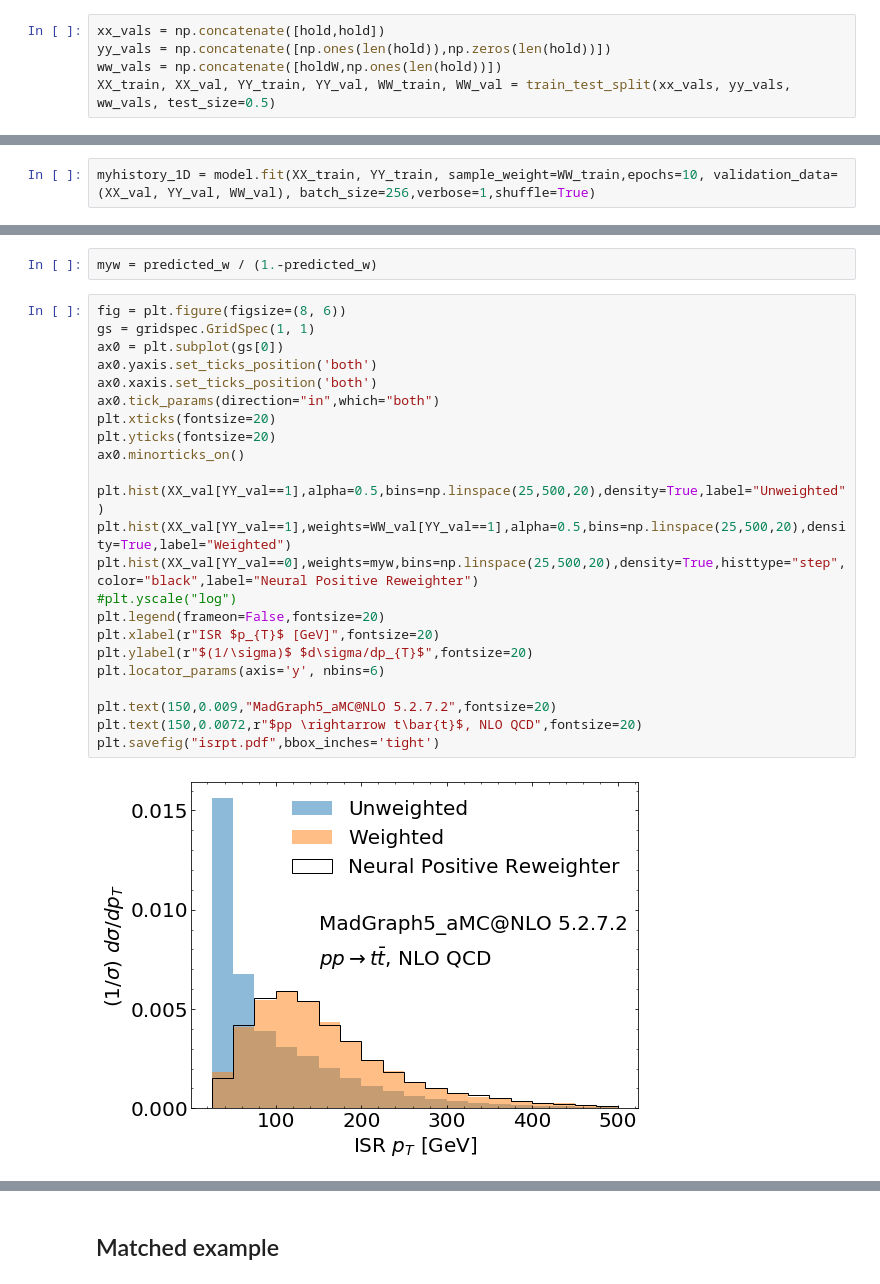
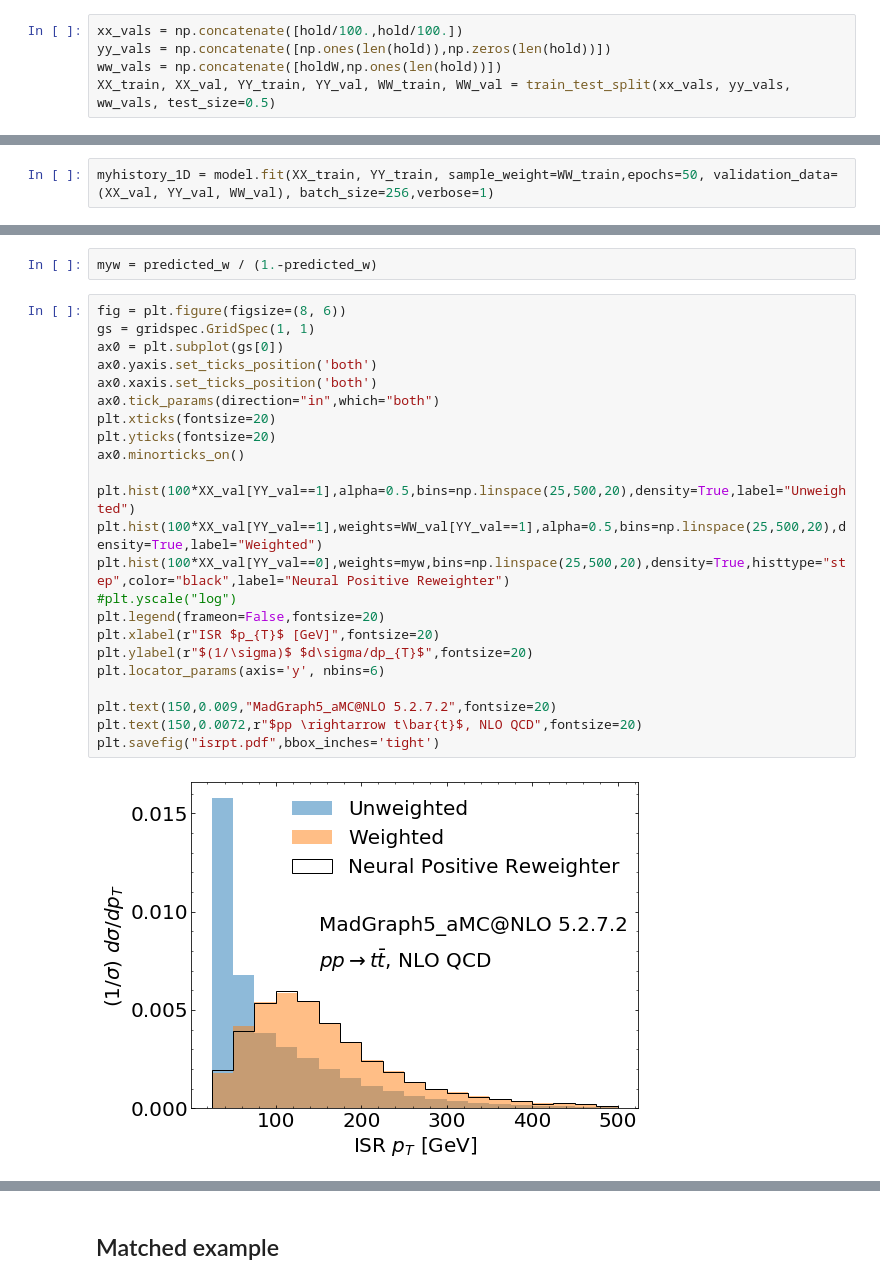
Before and after one commit to bnachman/NeuralPositiveResampler, a Jupyter notebook: TopQuarksExample.ipynb, the cells around one changed output, grey strips where cells are left out. Saved outputs shown, nothing was run; the diff lists cells and outputs as text.

```diff
--- a/TopQuarksExample.ipynb
+++ b/TopQuarksExample.ipynb
@@ -400,7 +402,7 @@ hold = X[:,2][:,0]*100
 holdW = W[hold > 25]
 hold = hold[hold > 25]
 # %%
-xx_vals = np.concatenate([hold,hold])
+xx_vals = np.concatenate([hold/100.,hold/100.])
 yy_vals = np.concatenate([np.ones(len(hold)),np.zeros(len(hold))])
 ww_vals = np.concatenate([holdW,np.ones(len(hold))])
 XX_train, XX_val, YY_train, YY_val, WW_train, WW_val = train_test_split(xx_vals, yy_vals, ww_vals, test_size=0.5)
@@ -412,6 +414,6 @@ model.add(Dense(128, activation='relu'))
 model.add(Dense(1, activation='sigmoid'))
 model.compile(loss='binary_crossentropy', optimizer='adam', metrics=['accuracy'])
 # %%
-myhistory_1D = model.fit(XX_train, YY_train, sample_weight=WW_train,epochs=10, validation_data=(XX_val, YY_val, WW_val), batch_size=256,verbose=1,shuffle=True)
+myhistory_1D = model.fit(XX_train, YY_train, sample_weight=WW_train,epochs=50, validation_data=(XX_val, YY_val, WW_val), batch_size=256,verbose=1)
 # %% [output]
 Train on 151229 samples, validate on 151229 samples
@@ -438,28 +446,28 @@ myw = predicted_w / (1.-predicted_w)
 # %%
 fig = plt.figure(figsize=(8, 6))
 gs = gridspec.GridSpec(1, 1)
 ax0 = plt.subplot(gs[0])
 ax0.yaxis.set_ticks_position('both')
 ax0.xaxis.set_ticks_position('both')
 ax0.tick_params(direction="in",which="both")
 plt.xticks(fontsize=20)
 plt.yticks(fontsize=20)
 ax0.minorticks_on()
 
-plt.hist(XX_val[YY_val==1],alpha=0.5,bins=np.linspace(25,500,20),density=True,label="Unweighted")
-plt.hist(XX_val[YY_val==1],weights=WW_val[YY_val==1],alpha=0.5,bins=np.linspace(25,500,20),density=True,label="Weighted")
-plt.hist(XX_val[YY_val==0],weights=myw,bins=np.linspace(25,500,20),density=True,histtype="step",color="black",label="Neural Positive Reweighter")
+plt.hist(100*XX_val[YY_val==1],alpha=0.5,bins=np.linspace(25,500,20),density=True,label="Unweighted")
+plt.hist(100*XX_val[YY_val==1],weights=WW_val[YY_val==1],alpha=0.5,bins=np.linspace(25,500,20),density=True,label="Weighted")
+plt.hist(100*XX_val[YY_val==0],weights=myw,bins=np.linspace(25,500,20),density=True,histtype="step",color="black",label="Neural Positive Reweighter")
 #plt.yscale("log")
 plt.legend(frameon=False,fontsize=20)
 plt.xlabel(r"ISR $p_{T}$ [GeV]",fontsize=20)
 plt.ylabel(r"$(1/\sigma)$ $d\sigma/dp_{T}$",fontsize=20)
 plt.locator_params(axis='y', nbins=6)
 
 plt.text(150,0.009,"MadGraph5_aMC@NLO 5.2.7.2",fontsize=20)
 plt.text(150,0.0072,r"$pp \rightarrow t\bar{t}$, NLO QCD",fontsize=20)
 plt.savefig("isrpt.pdf",bbox_inches='tight')
 # %% [output]
-[figure, old version]
+[figure, new version]
 # %%
 fig = plt.figure(figsize=(8, 6))
 gs = gridspec.GridSpec(1, 1)
```
Also changed, not shown: parts of 32 cells of this notebook.
